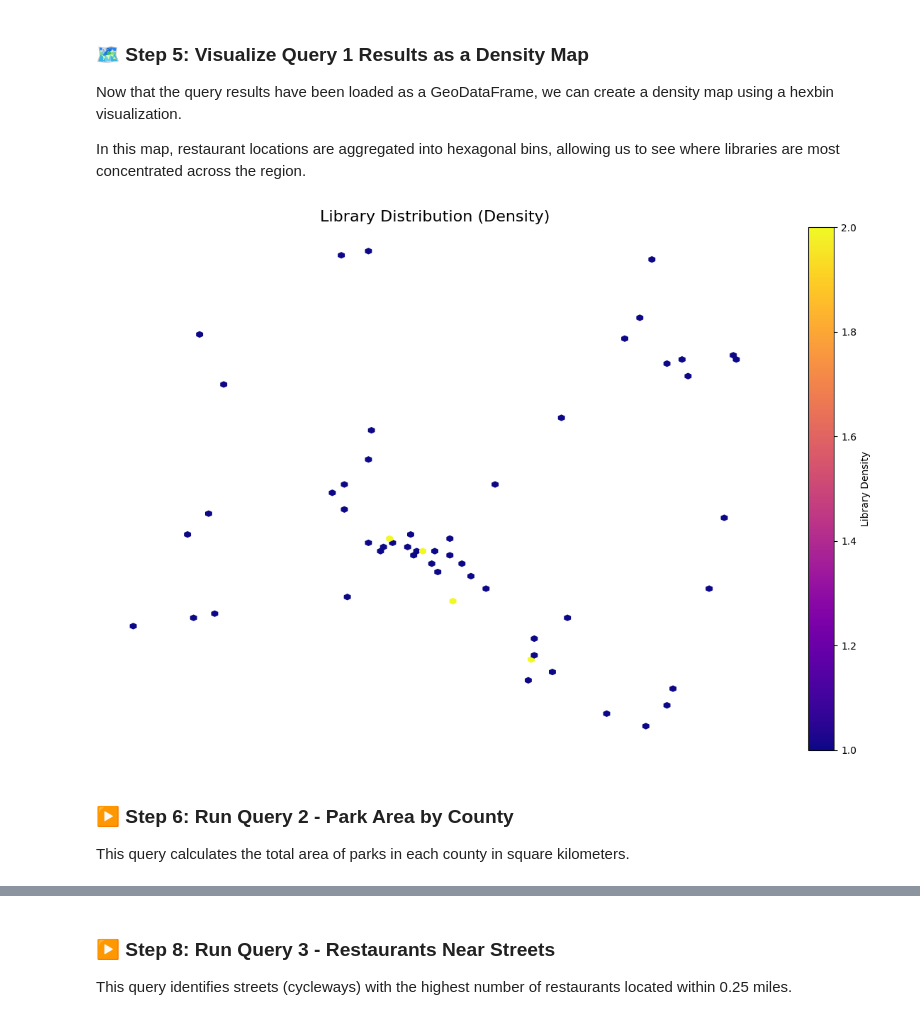
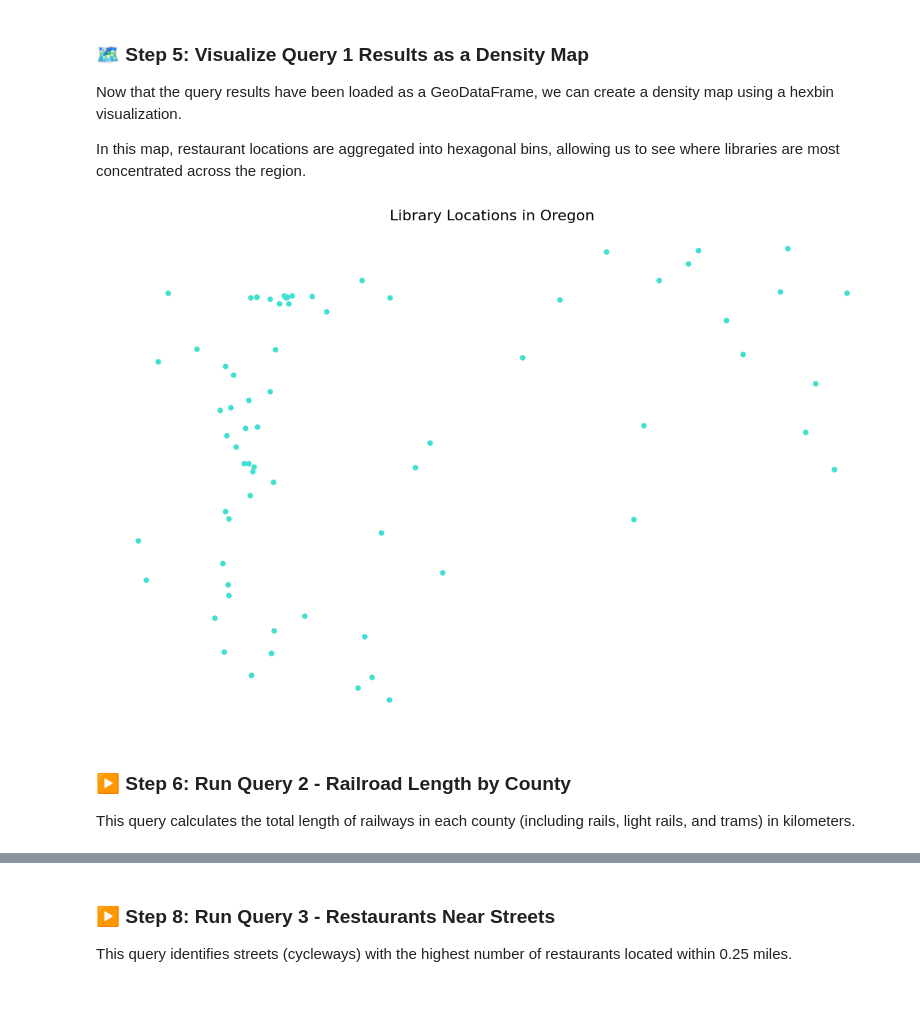
Before and after one commit to sophiarooney/gist604b-osm-postgis-fa26, a Jupyter notebook: notebooks/osm_postgis_queries_oregon.ipynb, the cells around one changed output, grey strips where cells are left out. Cells and saved outputs as stored; diff of their text form; code cells hidden in the pictures.

Commit message:
Finish step 7 in osm_postgis_queries_oregon

```diff
--- a/notebooks/osm_postgis_queries_oregon.ipynb
+++ b/notebooks/osm_postgis_queries_oregon.ipynb
@@ -130,7 +114,7 @@ Before running SQL queries, create a connection to the database using SQLAlchemy
 # %%
 # Create a SQLAlchemy engine to connect to the PostGIS database
 engine = create_engine(
-    "postgresql+psycopg2://postgres:postgres@localhost:5432/arizona"
+    "postgresql+psycopg2://postgres:postgres@localhost:5432/oregon"
 )
 print("SQLAlchemy engine created!")
 # %% [output]
@@ -182,31 +162,26 @@ In this map, restaurant locations are aggregated into hexagonal bins, allowing u
 # %%
 # Extract coordinates
 x = query_1_results.geometry.x
 y = query_1_results.geometry.y
 
 fig, ax = plt.subplots(figsize=(12, 8))
 
-# Hexbin density plot (heatmap-style)
-hb = ax.hexbin(
+# Library locations
+sp = plt.scatter(
     x, y,
-    gridsize=100,
-    cmap="plasma",
-    mincnt=1
+    color = 'turquoise',
+    s = 25
 )
-
-# Colorbar
-cb = fig.colorbar(hb, ax=ax)
-cb.set_label("Library Density")
-
-ax.set_title("Library Distribution (Density)", fontsize=16)
+# add labels
+ax.set_title("Library Locations in Oregon", fontsize=16)
 ax.set_axis_off()
 
 plt.tight_layout()
 plt.show()
 # %% [output]
-[figure, old version]
+[figure, new version]
 # %% [markdown]
-### ▶️ Step 6: Run Query 2 - Park Area by County
+### ▶️ Step 6: Run Query 2 - Railroad Length by County
 
-This query calculates the total area of parks in each county in square kilometers.
+This query calculates the total length of railways in each county (including rails, light rails, and trams) in kilometers.
 # %%
```
Also changed, not shown: parts of 5 cells of this notebook, 1 other file.
